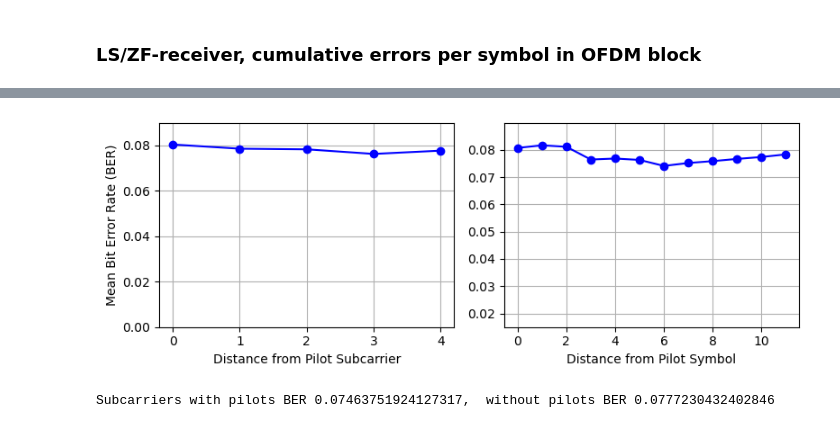
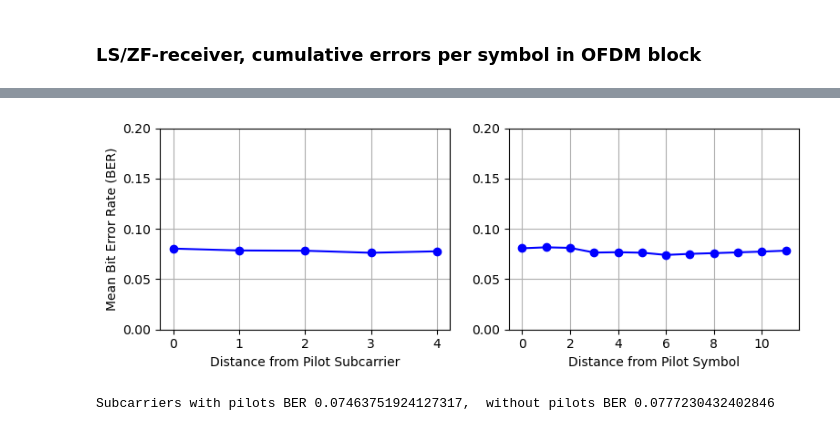
Before and after one commit to rikluost/ofdm-plutosdr-pytorch, a Jupyter notebook: 50-test-receivers.ipynb, the cells around one changed output, grey strips where cells are left out. Saved outputs shown, nothing was run; the diff lists cells and outputs as text; code cells hidden in the pictures.

```diff
--- a/50-test-receivers.ipynb
+++ b/50-test-receivers.ipynb
@@ -48,3 +47,6 @@ print(TTI_mask_RE[TTI_mask_RE == 2].numel(), TTI_mask_RE[TTI_mask_RE == 1].numel
 14 102 8 2 13
 822 1400 5600 4
 14 1400 14
+# %%
+pdsch_iq, labels, sinr = test_set[1]
+pdsch_iq[1,60:70]
@@ -218,36 +224,38 @@ for idx, dist in enumerate(unique_distances_symbol):
     mean_ber_per_distance_symbol[idx] = np.nanmean(ber_per_symbol[distance_from_pilot_symbol == dist])
 
 # Determine the same scale for both plots
 max_distance = max(max(unique_distances_subcarrier), max(unique_distances_symbol))
 max_ber = max(np.nanmax(mean_ber_per_distance_subcarrier), np.nanmax(mean_ber_per_distance_symbol))
 
 
 # Create a single subplot with two plots side by side
 fig, (ax1, ax2) = plt.subplots(1, 2, figsize=(plot_width, 3))
 
 # Plot Mean BER vs Distance from Pilot Subcarrier
 ax1.plot(unique_distances_subcarrier, mean_ber_per_distance_subcarrier, 'bo-')
 ax1.set_xlabel('Distance from Pilot Subcarrier')
 ax1.set_ylabel('Mean Bit Error Rate (BER)')
 
 ax1.grid(True)
-ax1.set_ylim(0.0, max_ber*1.1)
+#ax1.set_ylim(0.0, max_ber*1.1)
+ax1.set_ylim(0.0, 0.2)
 
 # Plot Mean BER vs Distance from Pilot Symbol
 ax2.plot(unique_distances_symbol, mean_ber_per_distance_symbol, 'bo-')
 ax2.set_xlabel('Distance from Pilot Symbol')
 
 ax2.grid(True)
-ax2.set_ylim(0.015, max_ber*1.1)
+#ax2.set_ylim(0.015, max_ber*1.1)
+ax2.set_ylim(0, 0.2)
 
 plt.tight_layout()
 
 if save_plots:
     plt.savefig('pics/mean_ber_vs_distance_from_pilot_combined_nn.png', bbox_inches='tight')
 
 plt.show()
 # %% [output]
-[figure, old version]
+[figure, new version]
 # %%
 ber_with_pilots = []
 ber_without_pilots = []
```
Also changed, not shown: parts of 5 cells of this notebook, 7 other files.
